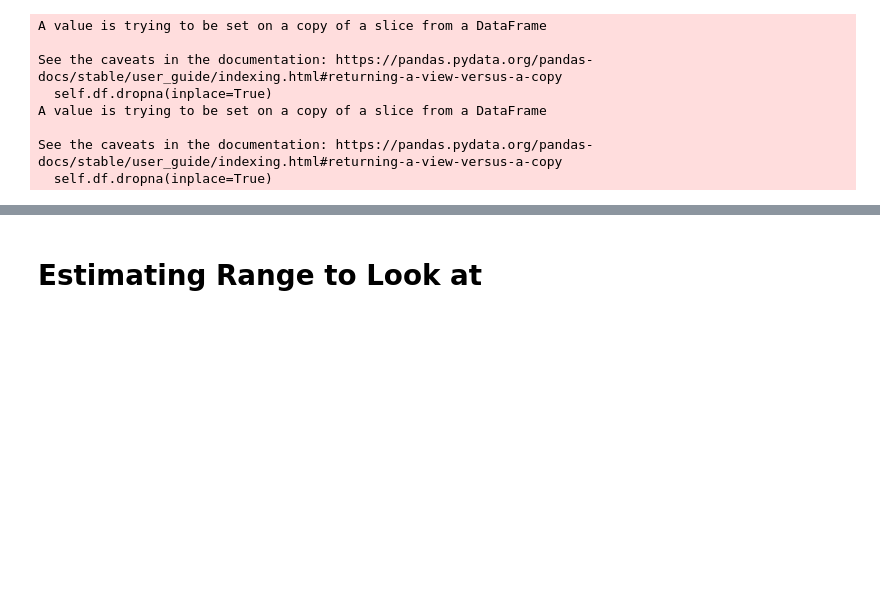
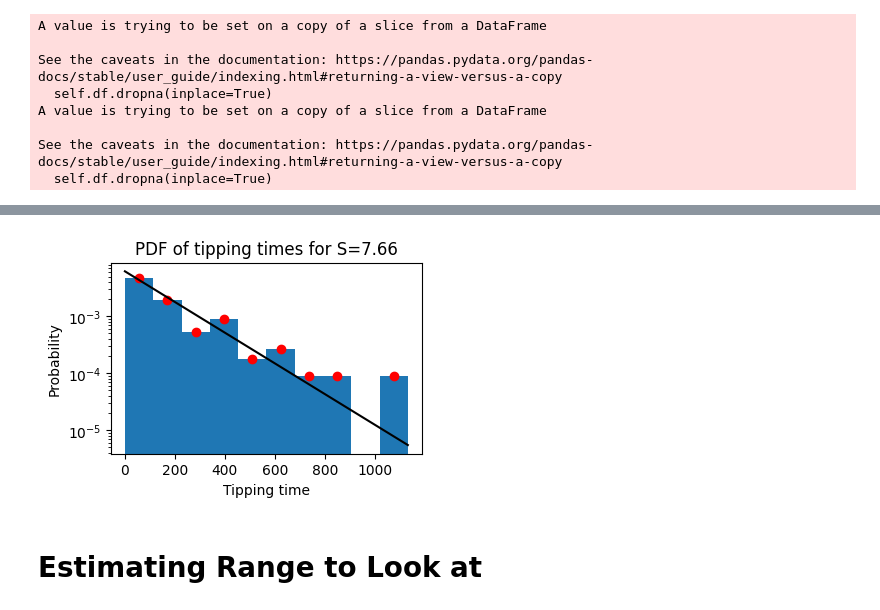
Before and after one commit to CalvinNesbitt/l96_ebm_boundary_crisis, a Jupyter notebook: notebooks/critical_exponent_fit.ipynb, the cells around one changed output, grey strips where cells are left out. Saved outputs shown, nothing was run; the diff lists cells and outputs as text; code cells hidden in the pictures; blank space fills up the shorter version.

```diff
--- a/notebooks/critical_exponent_fit.ipynb
+++ b/notebooks/critical_exponent_fit.ipynb
@@ -67,3 +71,7 @@ w_lifetimes.plot_scaling_lawfit()
+# %%
+w_lifetimes.tipping_time_histogram_list(5)
+# %% [output]
+[figure, added]
 # %% [markdown]
 # Estimating Range to Look at
 # %%
```
Also changed, not shown: parts of 4 cells of this notebook, 3 other files.
